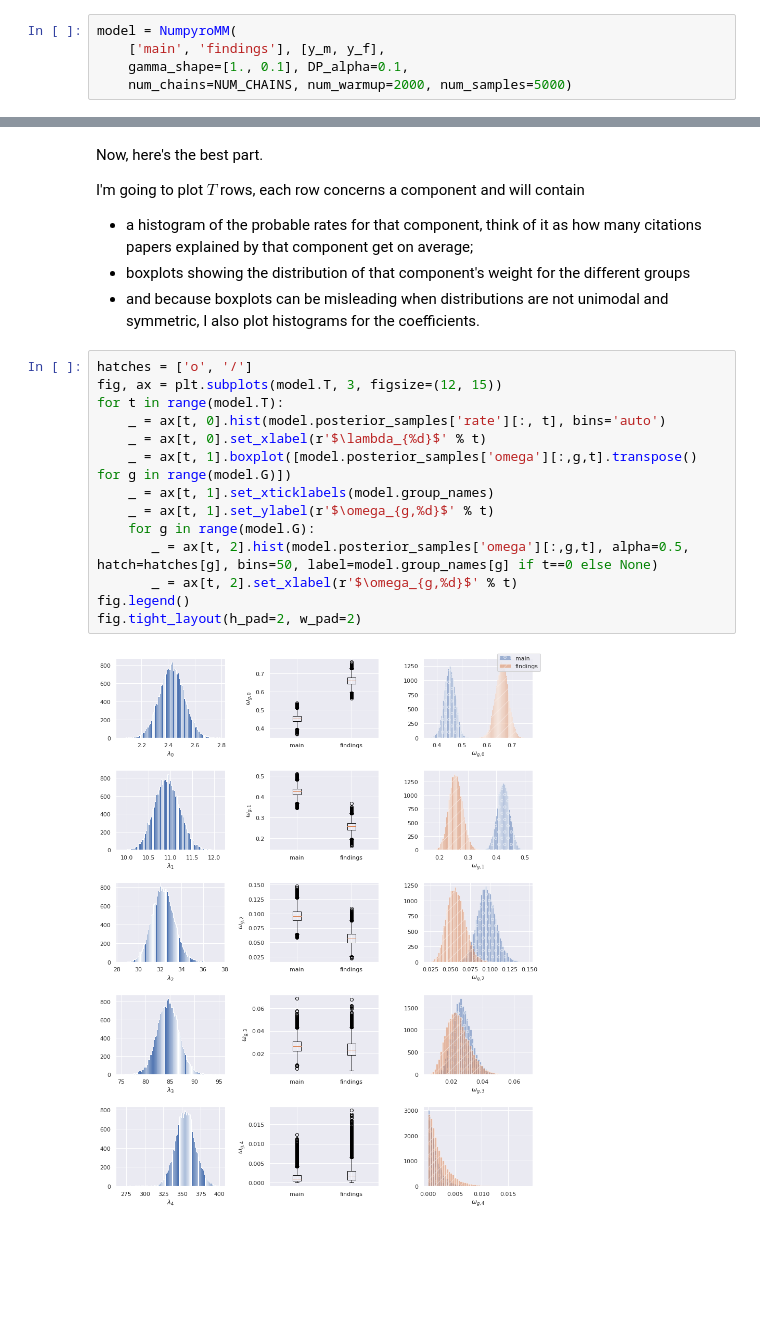
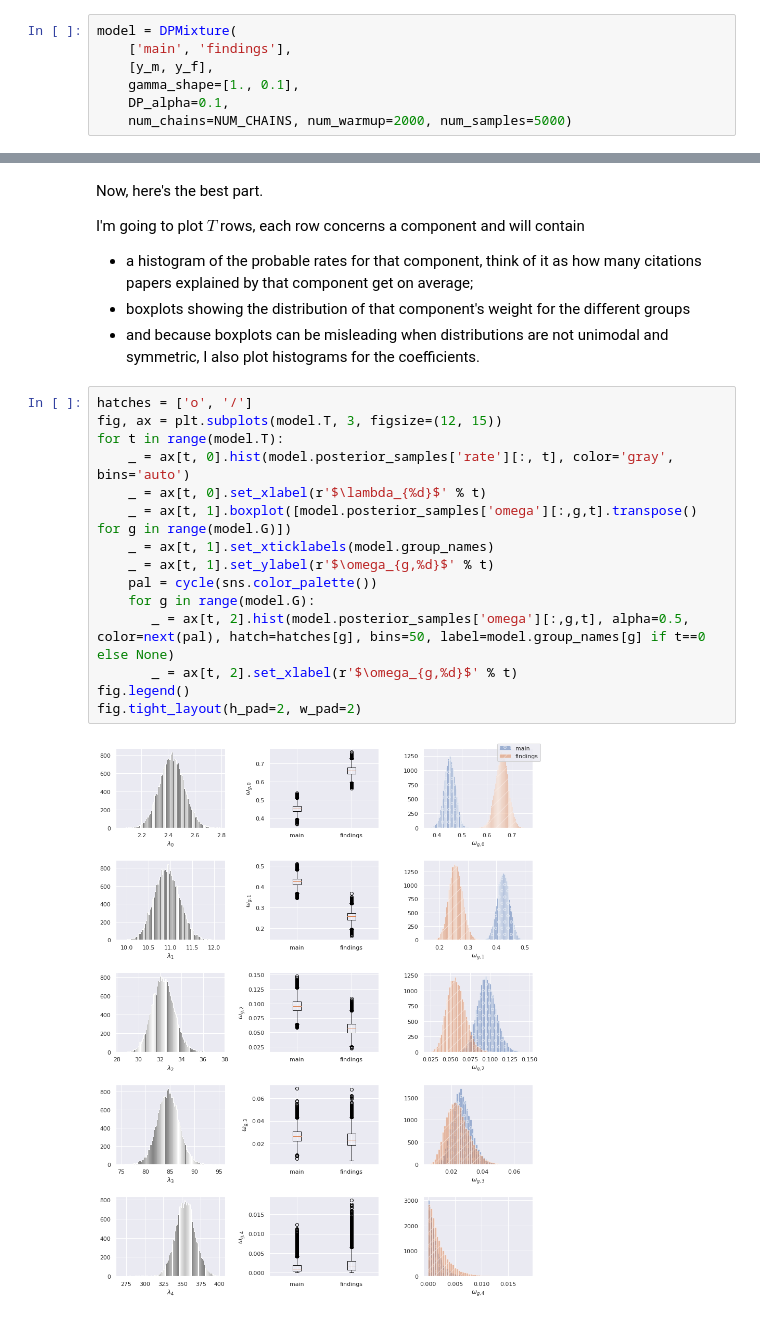
Before and after one commit to wilkeraziz/emnlp-main-findings, a Jupyter notebook: DP-shared-rates.ipynb, the cells around one changed output, grey strips where cells are left out. Cells and saved outputs as stored; diff of their text form; blank space fills up the shorter version.

```diff
--- a/DP-shared-rates.ipynb
+++ b/DP-shared-rates.ipynb
@@ -266,9 +324,11 @@ class NumpyroMM:
 
 I won't really implement MCMC, I'm going to count on Numpyro for that.
 # %%
-model = NumpyroMM(
-    ['main', 'findings'], [y_m, y_f],
-    gamma_shape=[1., 0.1], DP_alpha=0.1,
+model = DPMixture(
+    ['main', 'findings'],
+    [y_m, y_f],
+    gamma_shape=[1., 0.1],
+    DP_alpha=0.1,
     num_chains=NUM_CHAINS, num_warmup=2000, num_samples=5000)
 # %% [markdown]
 ## Prior predictive
@@ -374,16 +434,17 @@ I'm going to plot $T$ rows, each row concerns a component and will contain
 # %%
 hatches = ['o', '/']
 fig, ax = plt.subplots(model.T, 3, figsize=(12, 15))
 for t in range(model.T):
-    _ = ax[t, 0].hist(model.posterior_samples['rate'][:, t], bins='auto')
+    _ = ax[t, 0].hist(model.posterior_samples['rate'][:, t], color='gray', bins='auto')
     _ = ax[t, 0].set_xlabel(r'$\lambda_{%d}$' % t)
     _ = ax[t, 1].boxplot([model.posterior_samples['omega'][:,g,t].transpose() for g in range(model.G)])
     _ = ax[t, 1].set_xticklabels(model.group_names)
     _ = ax[t, 1].set_ylabel(r'$\omega_{g,%d}$' % t)
+    pal = cycle(sns.color_palette())
     for g in range(model.G):
-       _ = ax[t, 2].hist(model.posterior_samples['omega'][:,g,t], alpha=0.5, hatch=hatches[g], bins=50, label=model.group_names[g] if t==0 else None)
+       _ = ax[t, 2].hist(model.posterior_samples['omega'][:,g,t], alpha=0.5, color=next(pal), hatch=hatches[g], bins=50, label=model.group_names[g] if t==0 else None)
        _ = ax[t, 2].set_xlabel(r'$\omega_{g,%d}$' % t)
 fig.legend()
 fig.tight_layout(h_pad=2, w_pad=2)
 # %% [output]
-[figure, old version]
+[figure, new version]
```
Also changed, not shown: parts of 17 cells of this notebook.
